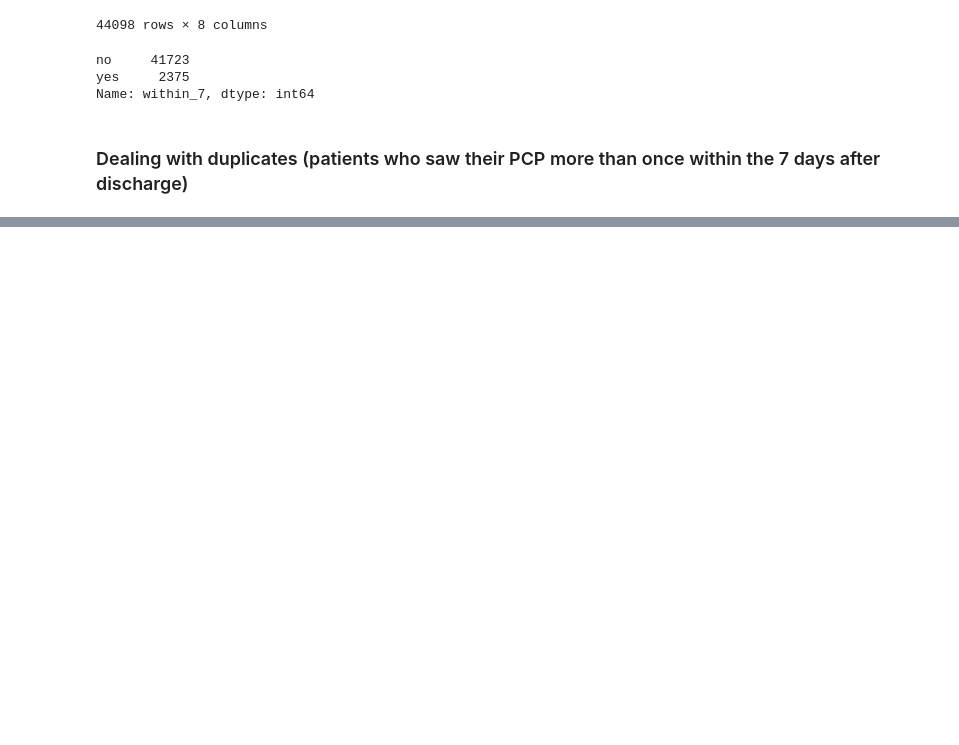
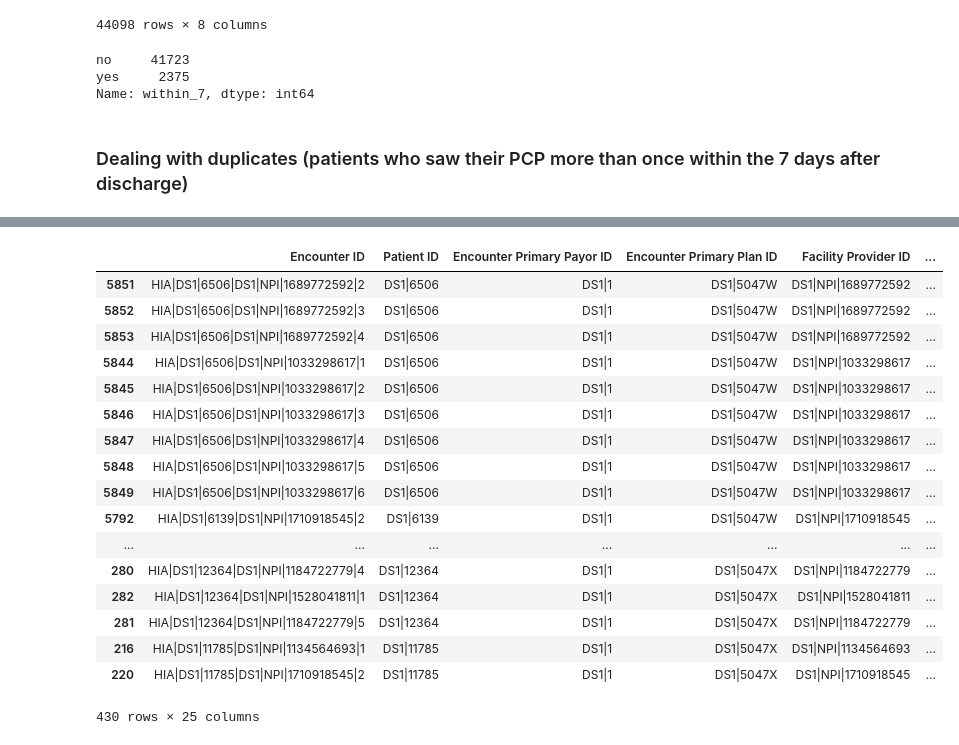
Before and after one commit to tipearso/hospital-readmissions, a Jupyter notebook: assets/ursa_patient_readmittance.ipynb, the cells around one changed output, grey strips where cells are left out. Saved outputs shown, nothing was run; the diff lists cells and outputs as text; code cells hidden in the pictures; blank space fills up the shorter version.

```diff
--- a/assets/ursa_patient_readmittance.ipynb
+++ b/assets/ursa_patient_readmittance.ipynb
@@ -339,0 +369,18 @@ TypeError: '>' not supported between instances of 'float' and 'method'
+# %%
+adm['Encounter Start Date'] = pd.to_datetime(adm['Encounter Start Date'], format='%Y-%m-%d')
+adm['Encounter End Date'] = pd.to_datetime(adm['Encounter End Date'], format='%Y-%m-%d')
+pcp['Encounter Date'] = pd.to_datetime(pcp['Encounter Date'], format='%Y-%m-%d')
+# %%
+
+#clean and transform dfs
+#order by patient then start date
+one = adm.sort_values(['Patient ID',"Encounter Start Date", "Encounter End Date"], ascending = (False, True, True))
+#To calculate the days between admissions:
+#shift previous end date to next row correct format and calculate
+one['Previous End Date'] = (one.groupby('Patient ID')['Encounter End Date'].shift(1))
+one['Previous End Date'] = pd.to_datetime(one['Previous End Date'], format='%Y-%m-%d')
+one['Days Since Last Visit'] = one['Encounter Start Date'] - one['Previous End Date']
+
+#ad_count is the total number of admissions
+adm_count = len(one)
+adm_count
@@ -339,0 +389,10 @@ TypeError: '>' not supported between instances of 'float' and 'method'
+# %%
+#filter for readmission and within 30 days
+one_top = one
+one_top = one_top[one_top['Days Since Last Visit'].notnull()]
+one_top = one_top[one_top['Days Since Last Visit'] <= '365 days']
+one_top = one_top[one_top['Days Since Last Visit'] >= '0 days']
+
+#read_count is the number of patients who were readmitted within 30 days of their prior adm
+read_count = len(one_top)
+read_count
@@ -339,0 +401,3 @@ TypeError: '>' not supported between instances of 'float' and 'method'
+# %%
+inpatient4=one_top['Patient ID'].value_counts().reset_index(name="count").query("count > 3")["index"]
+inpatient4
@@ -339,0 +433,24 @@ TypeError: '>' not supported between instances of 'float' and 'method'
+# %%
+#newdf = df[(df.origin == "JFK") & (df.carrier == "B6")]
+newdf = one_top[(one_top['Patient ID'].isin(inpatient4))]
+pd.set_option('display.max_rows', None)
+newdf
+# %% [output]
+|  | Encounter ID | Patient ID | Encounter Primary Payor ID | Encounter Primary Plan ID | Facility Provider ID | ... |
+| 5851 | HIA|DS1|6506|DS1|NPI|1689772592|2 | DS1|6506 | DS1|1 | DS1|5047W | DS1|NPI|1689772592 | ... |
+| 5852 | HIA|DS1|6506|DS1|NPI|1689772592|3 | DS1|6506 | DS1|1 | DS1|5047W | DS1|NPI|1689772592 | ... |
+| 5853 | HIA|DS1|6506|DS1|NPI|1689772592|4 | DS1|6506 | DS1|1 | DS1|5047W | DS1|NPI|1689772592 | ... |
+| 5844 | HIA|DS1|6506|DS1|NPI|1033298617|1 | DS1|6506 | DS1|1 | DS1|5047W | DS1|NPI|1033298617 | ... |
+| 5845 | HIA|DS1|6506|DS1|NPI|1033298617|2 | DS1|6506 | DS1|1 | DS1|5047W | DS1|NPI|1033298617 | ... |
+| 5846 | HIA|DS1|6506|DS1|NPI|1033298617|3 | DS1|6506 | DS1|1 | DS1|5047W | DS1|NPI|1033298617 | ... |
+| 5847 | HIA|DS1|6506|DS1|NPI|1033298617|4 | DS1|6506 | DS1|1 | DS1|5047W | DS1|NPI|1033298617 | ... |
+| 5848 | HIA|DS1|6506|DS1|NPI|1033298617|5 | DS1|6506 | DS1|1 | DS1|5047W | DS1|NPI|1033298617 | ... |
+| 5849 | HIA|DS1|6506|DS1|NPI|1033298617|6 | DS1|6506 | DS1|1 | DS1|5047W | DS1|NPI|1033298617 | ... |
+| 5792 | HIA|DS1|6139|DS1|NPI|1710918545|2 | DS1|6139 | DS1|1 | DS1|5047W | DS1|NPI|1710918545 | ... |
+| ... | ... | ... | ... | ... | ... | ... |
+| 280 | HIA|DS1|12364|DS1|NPI|1184722779|4 | DS1|12364 | DS1|1 | DS1|5047X | DS1|NPI|1184722779 | ... |
+| 282 | HIA|DS1|12364|DS1|NPI|1528041811|1 | DS1|12364 | DS1|1 | DS1|5047X | DS1|NPI|1528041811 | ... |
+| 281 | HIA|DS1|12364|DS1|NPI|1184722779|5 | DS1|12364 | DS1|1 | DS1|5047X | DS1|NPI|1184722779 | ... |
+| 216 | HIA|DS1|11785|DS1|NPI|1134564693|1 | DS1|11785 | DS1|1 | DS1|5047X | DS1|NPI|1134564693 | ... |
+| 220 | HIA|DS1|11785|DS1|NPI|1710918545|2 | DS1|11785 | DS1|1 | DS1|5047X | DS1|NPI|1710918545 | ... |
+430 rows × 25 columns
```
Also changed, not shown: parts of 62 cells of this notebook.
